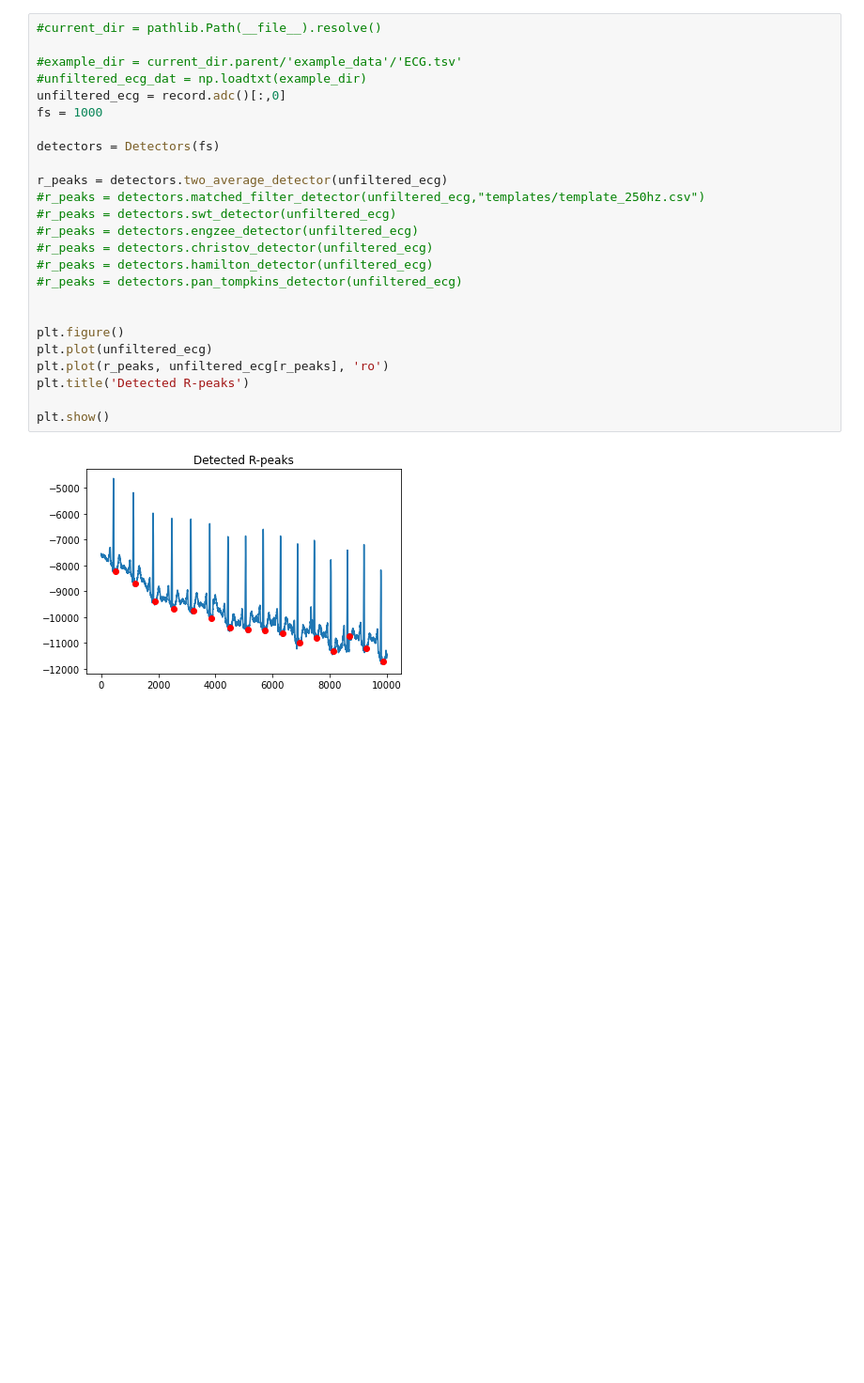
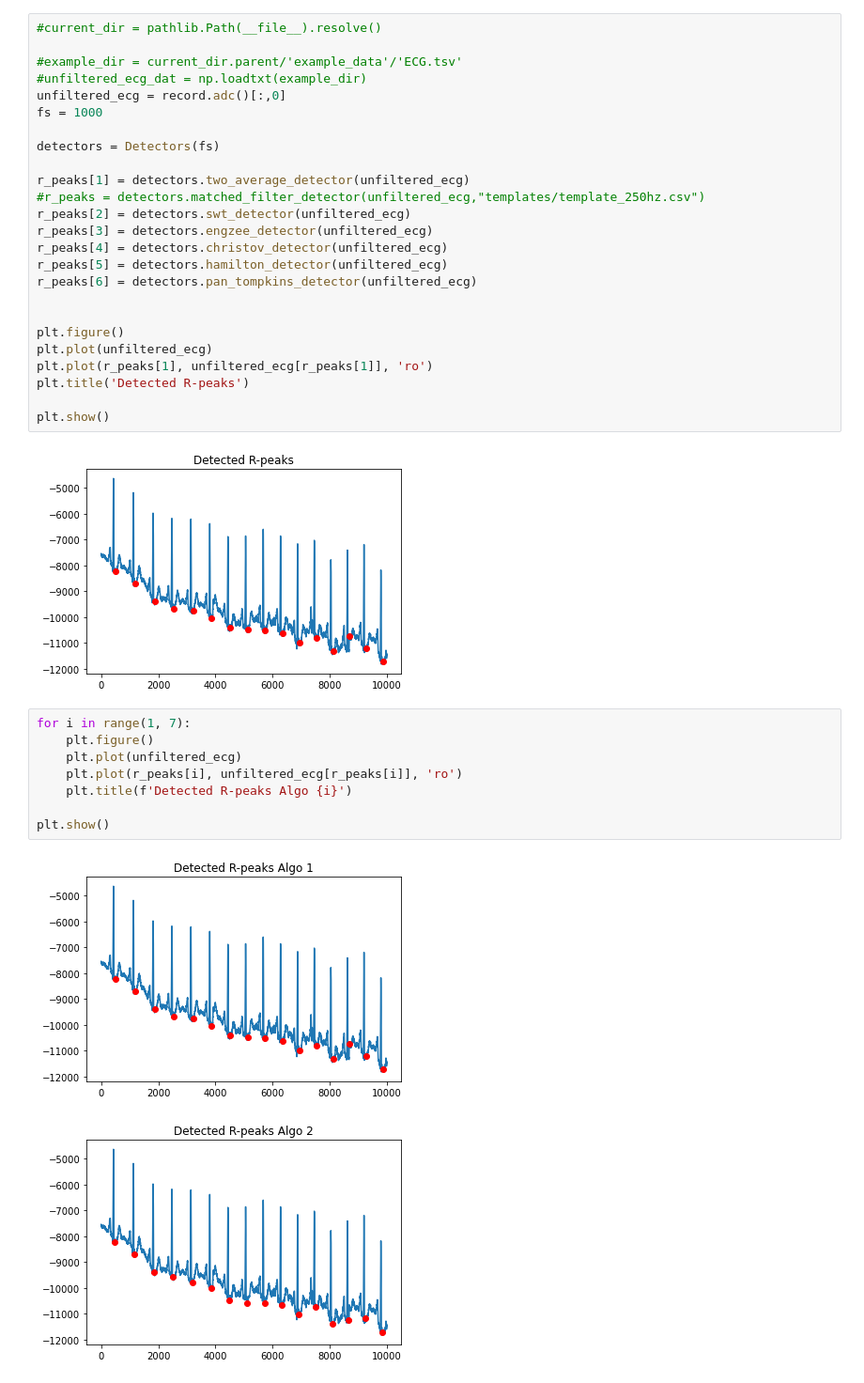
Before and after one commit to DJM25/aura-jedha, a Jupyter notebook: EcgDetector.ipynb, the cells around one changed output. Shown: that part at 94% size. Cells and saved outputs as stored; diff of their text form; blank space fills up the shorter version.

Commit message:
Test EcgDectectopy-ecg-detectors update

```diff
--- a/EcgDetector.ipynb
+++ b/EcgDetector.ipynb
@@ -26,20 +26,31 @@ fs = 1000
 
 detectors = Detectors(fs)
 
-r_peaks = detectors.two_average_detector(unfiltered_ecg)
+r_peaks[1] = detectors.two_average_detector(unfiltered_ecg)
 #r_peaks = detectors.matched_filter_detector(unfiltered_ecg,"templates/template_250hz.csv")
-#r_peaks = detectors.swt_detector(unfiltered_ecg)
-#r_peaks = detectors.engzee_detector(unfiltered_ecg)
-#r_peaks = detectors.christov_detector(unfiltered_ecg)
-#r_peaks = detectors.hamilton_detector(unfiltered_ecg)
-#r_peaks = detectors.pan_tompkins_detector(unfiltered_ecg)
+r_peaks[2] = detectors.swt_detector(unfiltered_ecg)
+r_peaks[3] = detectors.engzee_detector(unfiltered_ecg)
+r_peaks[4] = detectors.christov_detector(unfiltered_ecg)
+r_peaks[5] = detectors.hamilton_detector(unfiltered_ecg)
+r_peaks[6] = detectors.pan_tompkins_detector(unfiltered_ecg)
 
 
 plt.figure()
 plt.plot(unfiltered_ecg)
-plt.plot(r_peaks, unfiltered_ecg[r_peaks], 'ro')
+plt.plot(r_peaks[1], unfiltered_ecg[r_peaks[1]], 'ro')
 plt.title('Detected R-peaks')
 
 plt.show()
 # %% [output]
 [figure]
+# %%
+for i in range(1, 7):
+    plt.figure()
+    plt.plot(unfiltered_ecg)
+    plt.plot(r_peaks[i], unfiltered_ecg[r_peaks[i]], 'ro')
+    plt.title(f'Detected R-peaks Algo {i}')
+
+plt.show()
+# %% [output]
+[figure, added]
+[figure, added]
```
Also changed, not shown: parts of 1 cell of this notebook.
